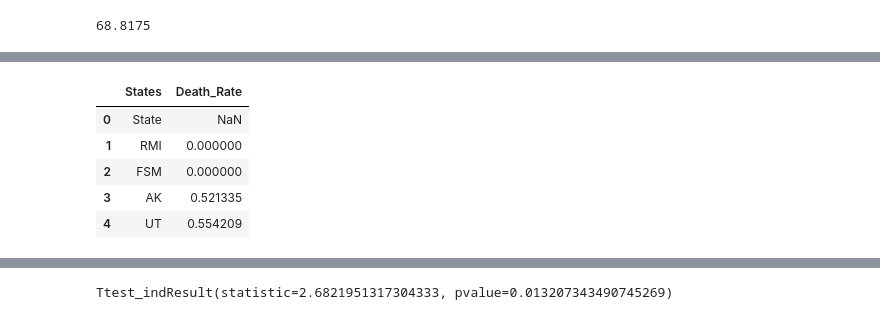
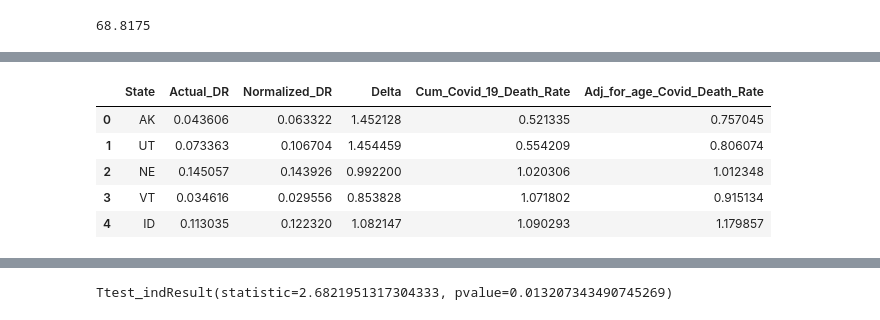
Before and after one commit to jenniecinelli/project_one, a Jupyter notebook: Folder2/Mask_Mandate_Analysis.ipynb, the cells around one changed output, grey strips where cells are left out. Drawn from its saved outputs; the diff is of its cells as text; code cells hidden in the pictures.

```diff
--- a/Folder2/Mask_Mandate_Analysis.ipynb
+++ b/Folder2/Mask_Mandate_Analysis.ipynb
@@ -98,12 +82,12 @@ df1.loc[df1["Mask_Mandate"]==0]
 # %%
-df2 = pd.read_csv("../Folder2/Final_DeathRate_byState_042021.csv",skiprows=[0,1])
-df2.rename(columns={"Unnamed: 0": "States","2021":"Death_Rate"},inplace=True)
+df2 = pd.read_csv("../Folder4/Output/Adj_for_age_Death_Rate.csv")
+df2.drop(columns=("Unnamed: 0"),inplace=True)
 df2.head()
 # %% [output]
-|  | States | Death_Rate |
-| 0 | State | NaN |
-| 1 | RMI | 0.000000 |
-| 2 | FSM | 0.000000 |
-| 3 | AK | 0.521335 |
-| 4 | UT | 0.554209 |
+|  | State | Actual_DR | Normalized_DR | Delta | Cum_Covid_19_Death_Rate | Adj_for_age_Covid_Death_Rate |
+| 0 | AK | 0.043606 | 0.063322 | 1.452128 | 0.521335 | 0.757045 |
+| 1 | UT | 0.073363 | 0.106704 | 1.454459 | 0.554209 | 0.806074 |
+| 2 | NE | 0.145057 | 0.143926 | 0.992200 | 1.020306 | 1.012348 |
+| 3 | VT | 0.034616 | 0.029556 | 0.853828 | 1.071802 | 0.915134 |
+| 4 | ID | 0.113035 | 0.122320 | 1.082147 | 1.090293 | 1.179857 |
 # %%
```
Also changed, not shown: parts of 24 cells of this notebook, 12 other files.
